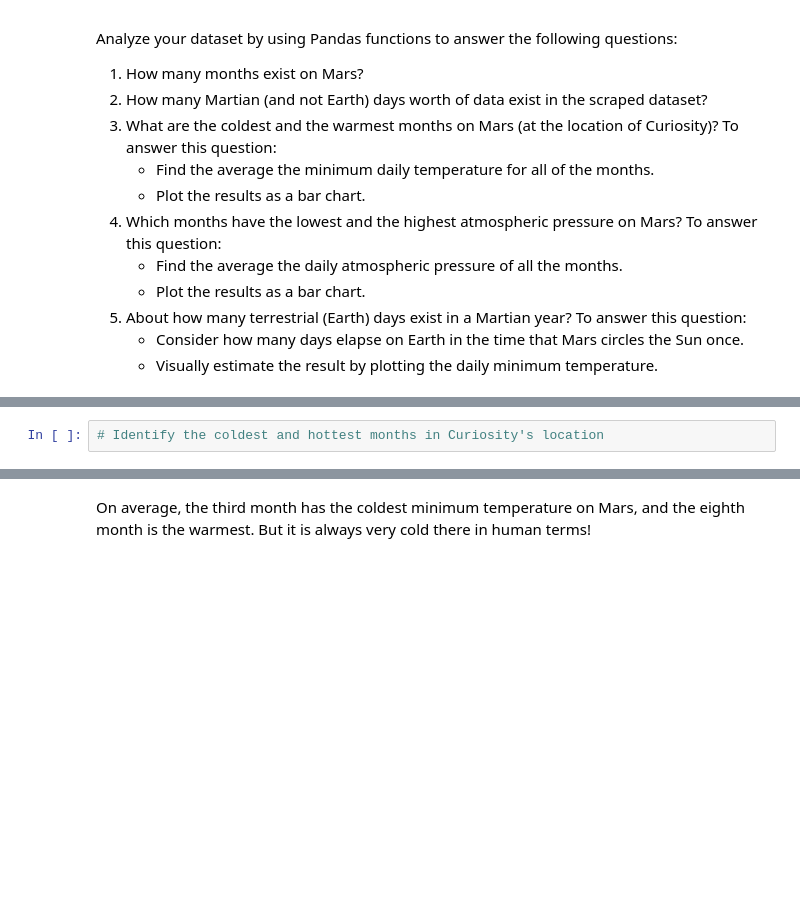
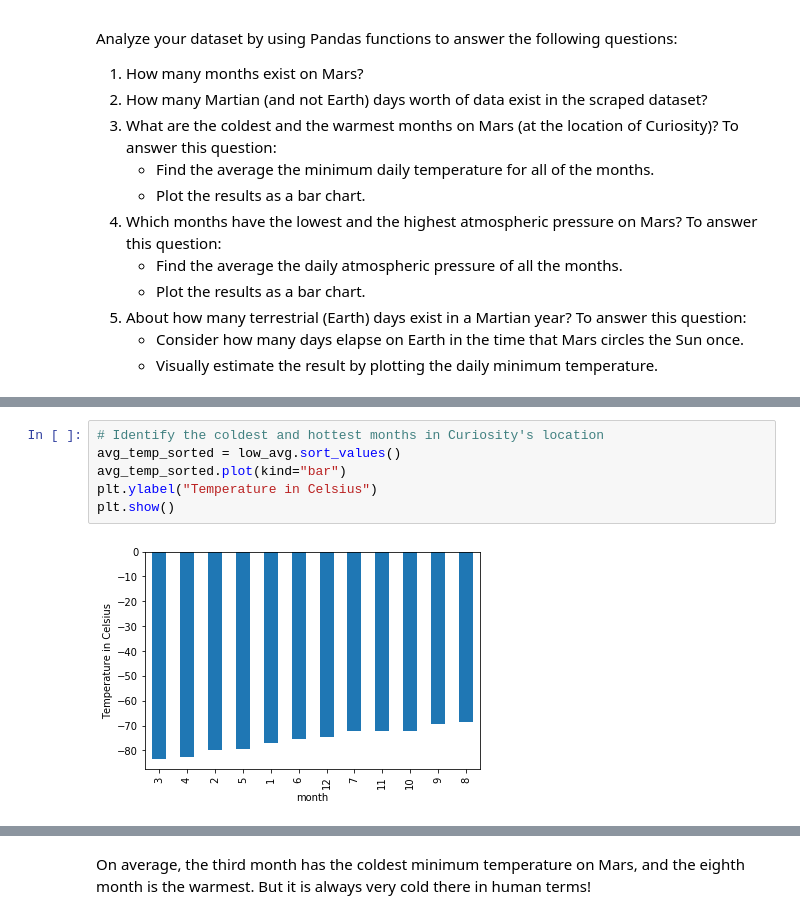
Before and after one commit to Jed-Miller/scrape_challenge, a Jupyter notebook: part_2_mars_weather.ipynb, the cells around one changed output, grey strips where cells are left out. Drawn from its saved outputs; the diff is of its cells as text; blank space fills up the shorter version.

```diff
--- a/part_2_mars_weather.ipynb
+++ b/part_2_mars_weather.ipynb
@@ -157,4 +205,10 @@ Analyze your dataset by using Pandas functions to answer the following questions
 # %%
 # Identify the coldest and hottest months in Curiosity's location
+avg_temp_sorted = low_avg.sort_values()
+avg_temp_sorted.plot(kind="bar")
+plt.ylabel("Temperature in Celsius")
+plt.show()
+# %% [output]
+[figure, added]
 # %%
 # 4. Average pressure by Martian month
```
Also changed, not shown: parts of 15 cells of this notebook, 1 other file.
